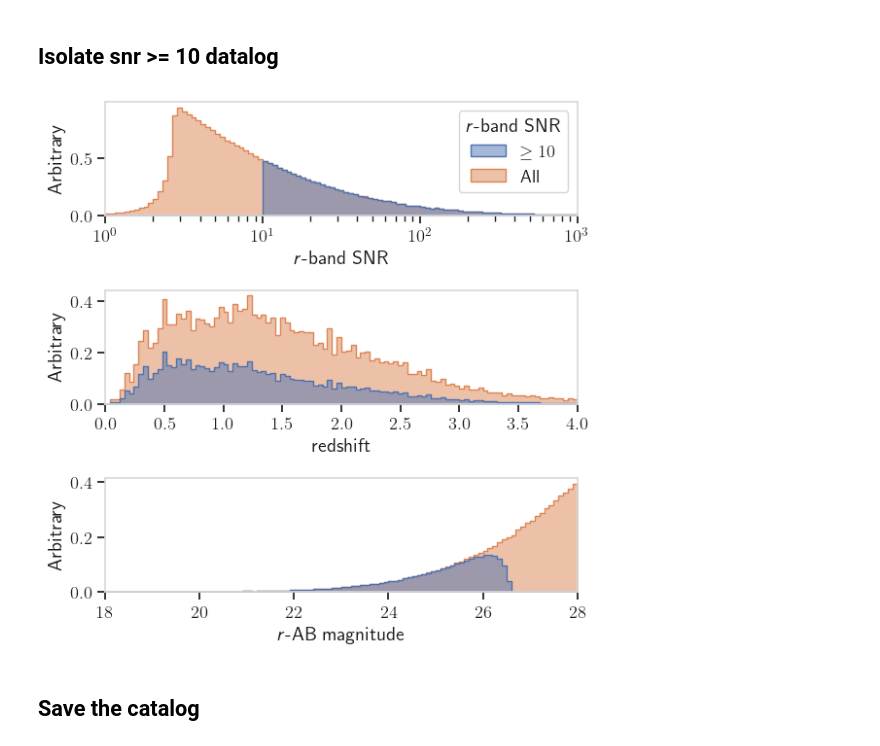
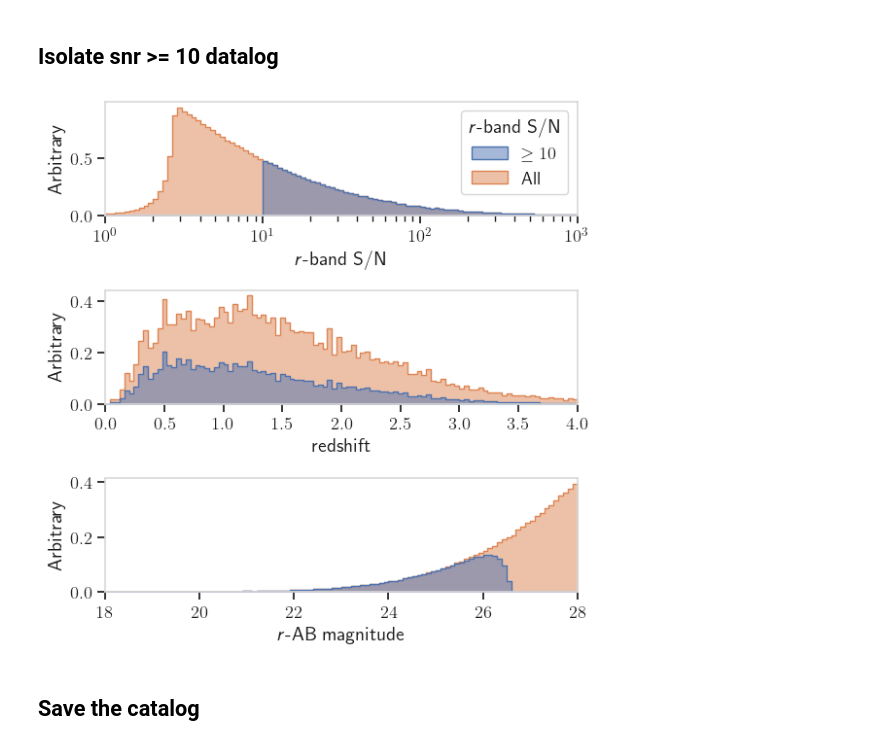
Before and after one commit to b-biswas/madness-benchmark, a Jupyter notebook: notebooks/1. Introduction_snr.ipynb, the cells around one changed output. Drawn from its saved outputs; the diff is of its cells as text; code cells hidden in the pictures.

```diff
--- a/notebooks/1. Introduction_snr.ipynb
+++ b/notebooks/1. Introduction_snr.ipynb
@@ -122,7 +122,7 @@ sns.set_theme(
 )
 fig, ax = plt.subplots(3, 1, figsize=(6, 6))
 cat_col_names = ["r_band_snr", "redshift", "r_ab"]
-fig_col_names = [r"\textit{r}-band SNR", "redshift", r"\textit{r}-AB magnitude"]
+fig_col_names = [r"\textit{r}-band S/N", "redshift", r"\textit{r}-AB magnitude"]
 xlims = [(1, 1000), (0, 4), (18, 28)]
 log_scales = [True, False, False]
 
@@ -151,35 +151,35 @@ for p_num in range(3):
         binrange=(np.log(xlims[p_num][0]), np.log(xlims[p_num][1]))
         if log_scales[p_num]
         else xlims[p_num],
         log_scale=10 if log_scales[p_num] else False,
         alpha=0.5,
         stat="density",
         # kde=True,
         # kde_kws={"cut":0},
         ax=ax[p_num],
         # element="step" if cat_col_names[p_num] == "r_band_snr" else "poly",
         element="step",
     )
 
     legend = ax_current.get_legend()
     handles = legend.legend_handles
-    ax_current.legend(handles, [r"$\geq 10$", "All"], title=r"\textit{r}-band SNR")
+    ax_current.legend(handles, [r"$\geq 10$", "All"], title=r"\textit{r}-band S/N")
 
     # ax_current.legend(title=r"$\textit{r}$-band SNR")
     ax[p_num].set_xlim(xlims[p_num])
 
     ax[p_num].set_ylabel("Arbitrary")
     if p_num > 0:
         ax[p_num].get_legend().remove()
 
     ax[p_num].set_xlabel(fig_col_names[p_num])
 
 fig.tight_layout()
 plt.savefig(
     os.path.join("results", "catalog_distrib.pdf"), format="pdf", bbox_inches="tight"
 )
 # %% [output]
-[figure, old version]
+[figure, new version]
 # %% [markdown]
 ## Save the catalog
 # %%
```
Also changed, not shown: 10 other files.
